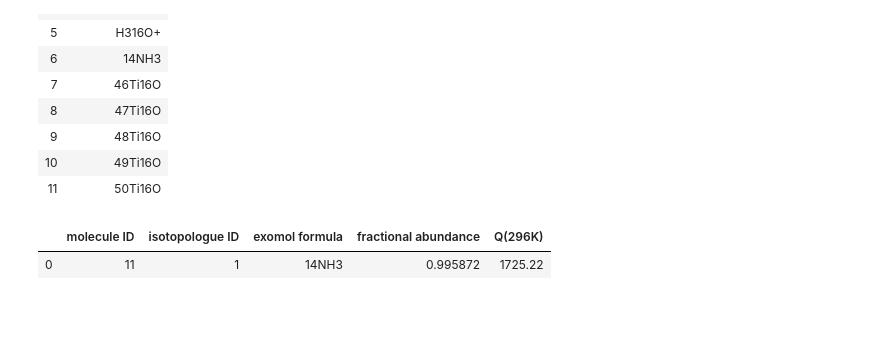
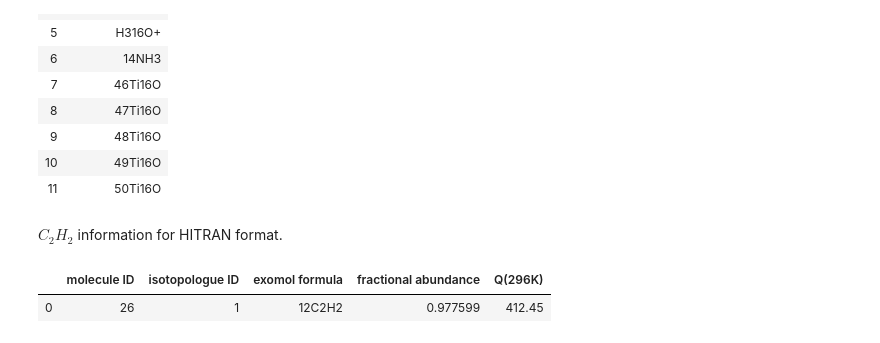
Before and after one commit to Beryl-Jingxin/ExoMolHR-MScProject, a Jupyter notebook: project/code/ipynb_with_sample_output/C2H2.ipynb, the cells around one changed output. Saved outputs shown, nothing was run; the diff lists cells and outputs as text; code cells hidden in the pictures; blank space fills up the shorter version.

```diff
--- a/project/ipynb_with_sample_output/NH3.ipynb
+++ b/project/code/ipynb_with_sample_output/C2H2.ipynb
@@ -57,18 +69,20 @@ unc_formula
 | 9 | 48Ti16O |
 | 10 | 49Ti16O |
 | 11 | 50Ti16O |
+# %% [markdown]
+$C_2H_2$ information for HITRAN format.
 # %%
-path_mol_iso_list = ['NH3/14N-1H3/CoYuTe']
+path_mol_iso_list = ['C2H2/12C2-1H2/aCeTY']
 hitran_online = pd.DataFrame()
-hitran_online['molecule ID'] = ['11']
+hitran_online['molecule ID'] = ['26']
 hitran_online['isotopologue ID'] = ['1']
-hitran_online['exomol formula'] = ['14NH3']
-hitran_online['fractional abundance'] = ['0.995872']
-hitran_online['Q(296K)'] = ['1725.22']
+hitran_online['exomol formula'] = ['12C2H2']
+hitran_online['fractional abundance'] = ['0.977599']
+hitran_online['Q(296K)'] = ['412.45']
 hitran_online
 # %% [output]
 |  | molecule ID | isotopologue ID | exomol formula | fractional abundance | Q(296K) |
-| 0 | 11 | 1 | 14NH3 | 0.995872 | 1725.22 |
+| 0 | 26 | 1 | 12C2H2 | 0.977599 | 412.45 |
 # %%
 path_mol_iso = path_mol_iso_list[0]
 M_mol_iso = 'M of ' + path_mol_iso.replace('/','__')
```
Also changed, not shown: parts of 22 cells of this notebook, 4 other files.
